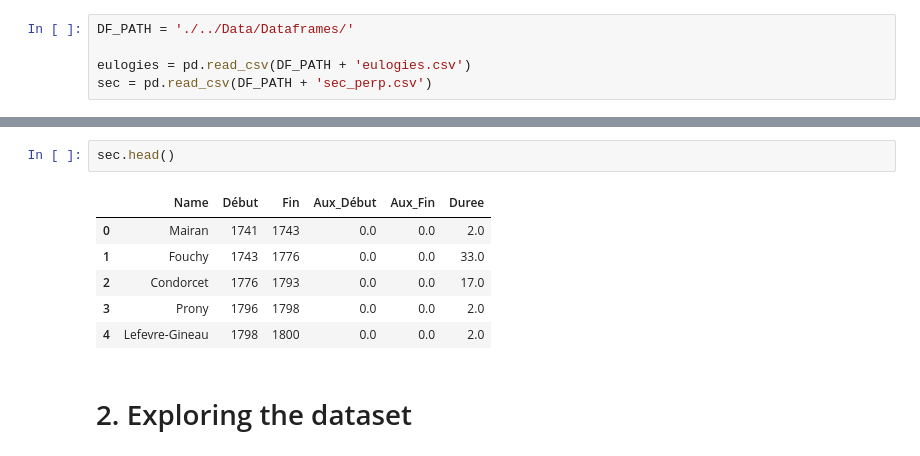
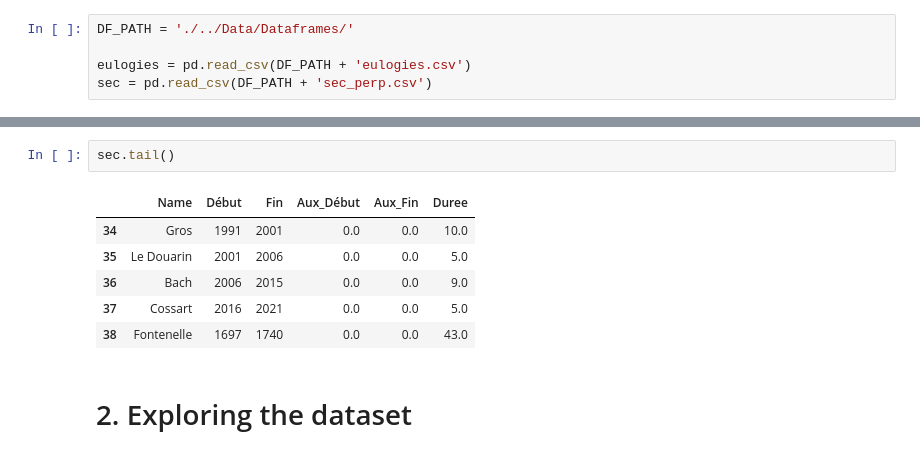
Before and after one commit to LHST-EPFL/eloge_academie, a Jupyter notebook: Code/EDA.ipynb, the cells around one changed output, grey strips where cells are left out. Drawn from its saved outputs; the diff is of its cells as text.

```diff
--- a/Code/EDA.ipynb
+++ b/Code/EDA.ipynb
@@ -23,12 +23,12 @@ eulogies.head()
 # %%
-sec.head()
+sec.tail()
 # %% [output]
 |  | Name | Début | Fin | Aux_Début | Aux_Fin | Duree |
-| 0 | Mairan | 1741 | 1743 | 0.0 | 0.0 | 2.0 |
-| 1 | Fouchy | 1743 | 1776 | 0.0 | 0.0 | 33.0 |
-| 2 | Condorcet | 1776 | 1793 | 0.0 | 0.0 | 17.0 |
-| 3 | Prony | 1796 | 1798 | 0.0 | 0.0 | 2.0 |
-| 4 | Lefevre-Gineau | 1798 | 1800 | 0.0 | 0.0 | 2.0 |
+| 34 | Gros | 1991 | 2001 | 0.0 | 0.0 | 10.0 |
+| 35 | Le Douarin | 2001 | 2006 | 0.0 | 0.0 | 5.0 |
+| 36 | Bach | 2006 | 2015 | 0.0 | 0.0 | 9.0 |
+| 37 | Cossart | 2016 | 2021 | 0.0 | 0.0 | 5.0 |
+| 38 | Fontenelle | 1697 | 1740 | 0.0 | 0.0 | 43.0 |
 # %% [markdown]
 # 2. Exploring the dataset
 # %%
```
Also changed, not shown: parts of 13 cells of this notebook.
